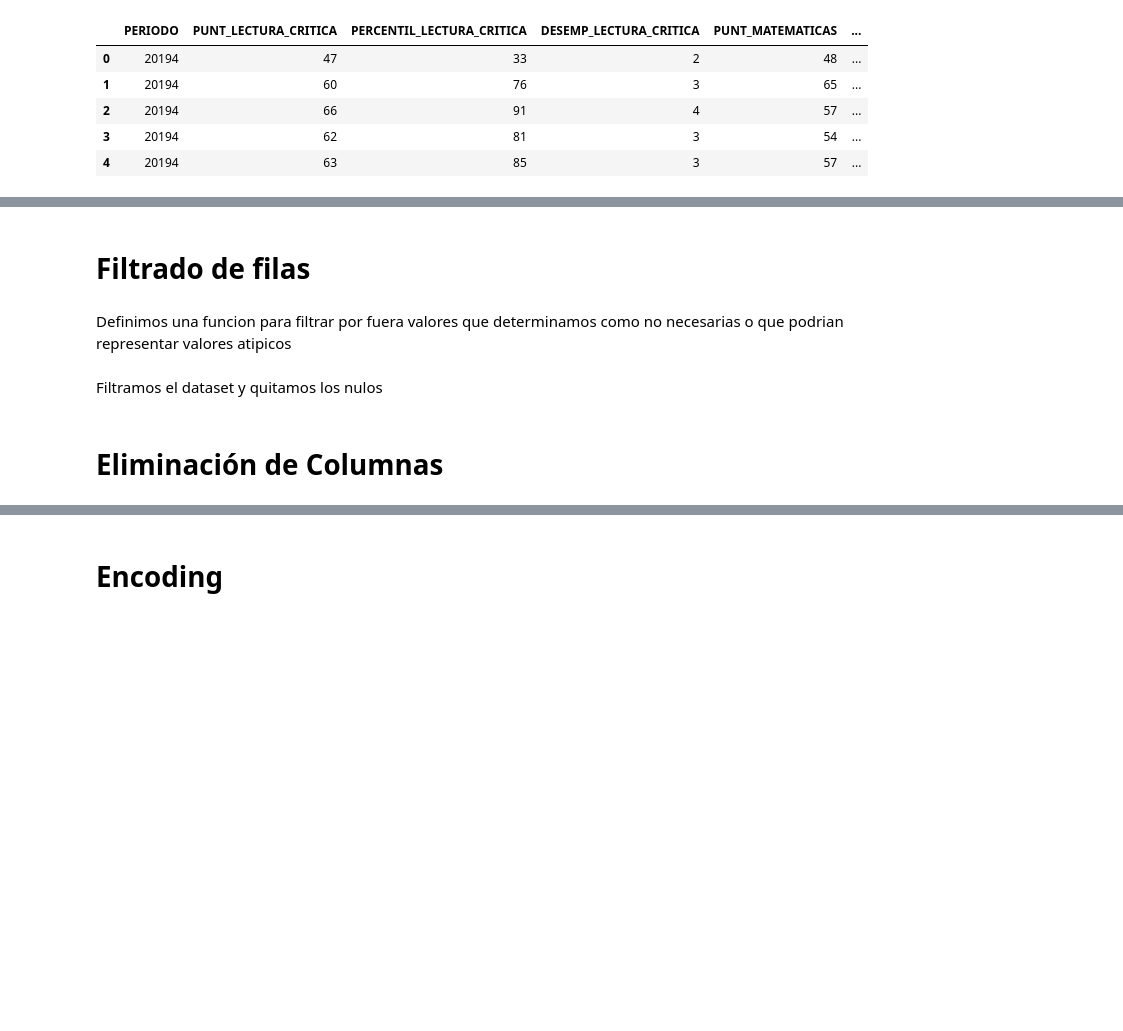
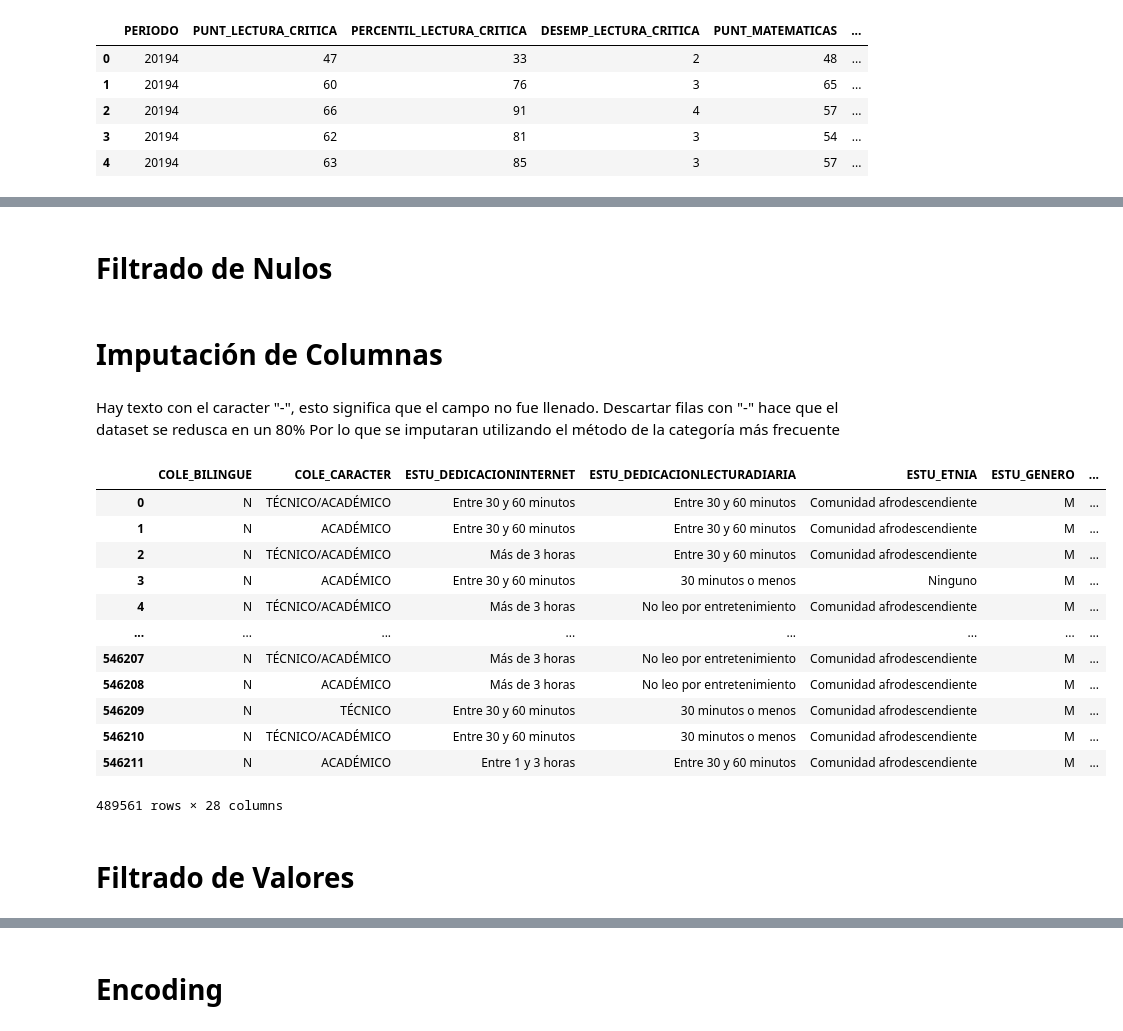
Before and after one commit to juanjaramillo98/Seminario, a Jupyter notebook: momentos_evaluativos/ME03-G02-1216727112-1152706601/Colab_ME03-G02-notebook.ipynb, the cells around one changed output, grey strips where cells are left out. Drawn from its saved outputs; the diff is of its cells as text; code cells hidden in the pictures; blank space fills up the shorter version.

```diff
--- a/momentos_evaluativos/ME03-G02-1216727112-1152706601/Colab_ME03-G02-notebook.ipynb
+++ b/momentos_evaluativos/ME03-G02-1216727112-1152706601/Colab_ME03-G02-notebook.ipynb
@@ -392,4 +369,4 @@ drop_cols+=[
 # %% [markdown]
-# Filtrado de filas
+# Filtrado de Nulos
-# %% [markdown]
-Definimos una funcion para filtrar por fuera valores que determinamos como no necesarias o que podrian representar valores atipicos
+# %%
+df_filtrado = df.dropna()
@@ -396,3 +375,33 @@ Definimos una funcion para filtrar por fuera valores que determinamos como no ne
+# %% [markdown]
+# Imputación de Columnas
+# %% [markdown]
+Hay texto con el caracter "-", esto significa que el campo no fue llenado. Descartar filas con "-" hace que el dataset se redusca en un 80%
+Por lo que se imputaran utilizando el método de la categoría más frecuente
+# %%
+cols_with_character = list(df_filtrado.columns[df_filtrado.isin(['-']).any()])  # Se obtiene las columnas donde hay valores con -
+# %%
+df_filtrado[cols_with_character] = df_filtrado[cols_with_character].replace('-', np.nan) # Se Reemplazan los "-" por NaN
+# %%
+imputer = CategoricalImputer(imputation_method='frequent')
+df_filtrado[cols_with_character] = imputer.fit_transform(df_filtrado[cols_with_character]) # se implmenta el imputador sobre las columnas con NAN
+# %%
+df_filtrado[cols_with_character]
+# %% [output]
+|  | COLE_BILINGUE | COLE_CARACTER | ESTU_DEDICACIONINTERNET | ESTU_DEDICACIONLECTURADIARIA | ESTU_ETNIA | ESTU_GENERO | ... |
+| 0 | N | TÉCNICO/ACADÉMICO | Entre 30 y 60 minutos | Entre 30 y 60 minutos | Comunidad afrodescendiente | M | ... |
+| 1 | N | ACADÉMICO | Entre 30 y 60 minutos | Entre 30 y 60 minutos | Comunidad afrodescendiente | M | ... |
+| 2 | N | TÉCNICO/ACADÉMICO | Más de 3 horas | Entre 30 y 60 minutos | Comunidad afrodescendiente | M | ... |
+| 3 | N | ACADÉMICO | Entre 30 y 60 minutos | 30 minutos o menos | Ninguno | M | ... |
+| 4 | N | TÉCNICO/ACADÉMICO | Más de 3 horas | No leo por entretenimiento | Comunidad afrodescendiente | M | ... |
+| ... | ... | ... | ... | ... | ... | ... | ... |
+| 546207 | N | TÉCNICO/ACADÉMICO | Más de 3 horas | No leo por entretenimiento | Comunidad afrodescendiente | M | ... |
+| 546208 | N | ACADÉMICO | Más de 3 horas | No leo por entretenimiento | Comunidad afrodescendiente | M | ... |
+| 546209 | N | TÉCNICO | Entre 30 y 60 minutos | 30 minutos o menos | Comunidad afrodescendiente | M | ... |
+| 546210 | N | TÉCNICO/ACADÉMICO | Entre 30 y 60 minutos | 30 minutos o menos | Comunidad afrodescendiente | M | ... |
+| 546211 | N | ACADÉMICO | Entre 1 y 3 horas | Entre 30 y 60 minutos | Comunidad afrodescendiente | M | ... |
+489561 rows × 28 columns
+# %% [markdown]
+# Filtrado de Valores
 # %%
 def filtrar(df, filtros):
     """
@@ -403,6 +412,4 @@ def filtrar(df, filtros):
         filtered_df = filtered_df[filtered_df[key] == filtros[key]]
 
     return filtered_df
-# %% [markdown]
-Filtramos el dataset y quitamos los nulos
 # %%
@@ -411,2 +416,0 @@ df_filtrado = df_filtrado.dropna()
-# %% [markdown]
-# Eliminación de Columnas
```
Also changed, not shown: parts of 76 cells of this notebook.
